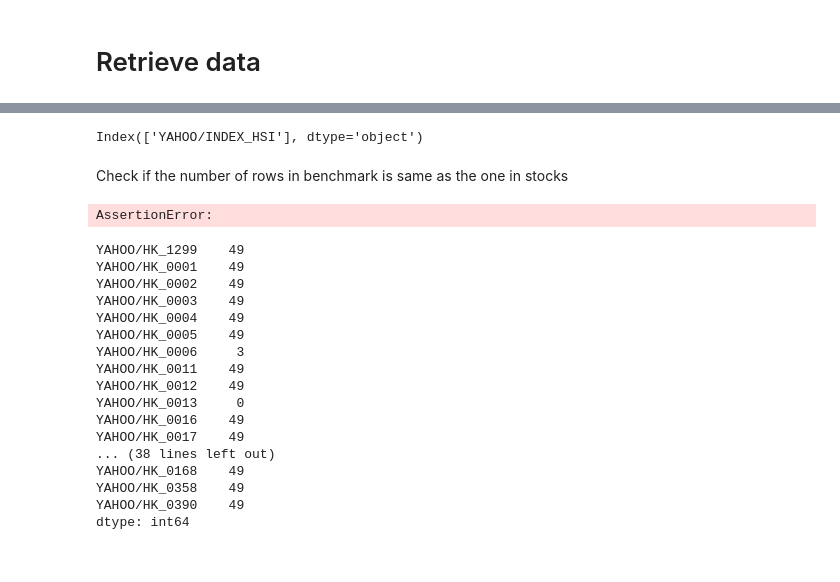
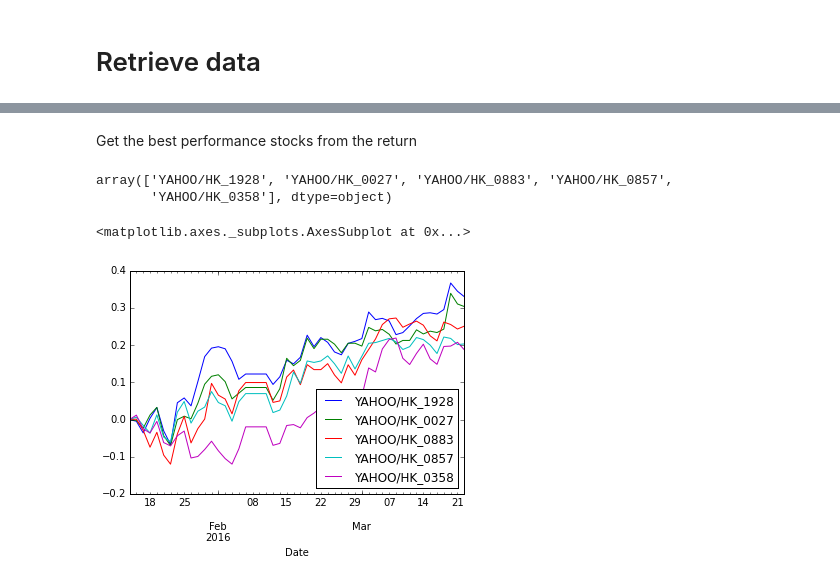
Before and after one commit to gavincyi/HkexStockPicker, a Jupyter notebook: HkexStockPicker.ipynb, the cells around one changed output, grey strips where cells are left out. Drawn from its saved outputs; the diff is of its cells as text; code cells hidden in the pictures.

```diff
--- a/HkexStockPicker.ipynb
+++ b/HkexStockPicker.ipynb
@@ -29,0 +38,3 @@ for b in bm_list:
+# %%
+for s in stocks_list:
+    returns[s] = Quandl.get(s, rows=num_of_days, authtoken=token)["Close"].pct_change()
@@ -29,0 +43,2 @@ for b in bm_list:
+# %%
+returns = returns.fillna(0)
@@ -30,4 +47,2 @@ for b in bm_list:
 # %%
-benchmark.
+benchmark = bm_list[0]
-# %% [output]
-Index(['YAHOO/INDEX_HSI'], dtype='object')
@@ -38,26 +49,14 @@ for s in stocks_list:
-# %% [markdown]
-Check if the number of rows in benchmark is same as the one in stocks
-# %%
-assert all([s == benchmark.count()[0] for s in stocks.count()])
-# %% [output]
-AssertionError:
-# %%
-stocks.count()
-# %% [output]
-YAHOO/HK_1299    49
-YAHOO/HK_0001    49
-YAHOO/HK_0002    49
-YAHOO/HK_0003    49
-YAHOO/HK_0004    49
-YAHOO/HK_0005    49
-YAHOO/HK_0006     3
-YAHOO/HK_0011    49
-YAHOO/HK_0012    49
-YAHOO/HK_0013     0
-YAHOO/HK_0016    49
-YAHOO/HK_0017    49
-... (38 lines left out)
-YAHOO/HK_0168    49
-YAHOO/HK_0358    49
-YAHOO/HK_0390    49
-dtype: int64
+# %% [markdown]
+Get the best performance stocks from the return
+# %%
+best_candidate = (returns.sum() - returns[benchmark].sum()).sort_values(ascending=False)
+best_candidate = best_candidate.head(num_of_pool).index.values
+best_candidate
+# %% [output]
+array(['YAHOO/HK_1928', 'YAHOO/HK_0027', 'YAHOO/HK_0883', 'YAHOO/HK_0857',
+       'YAHOO/HK_0358'], dtype=object)
+# %%
+returns[best_candidate].cumsum().plot()
+# %% [output]
+<matplotlib.axes._subplots.AxesSubplot at 0x...>
+[figure, added]
```
Also changed, not shown: parts of 9 cells of this notebook, 1 other file.
